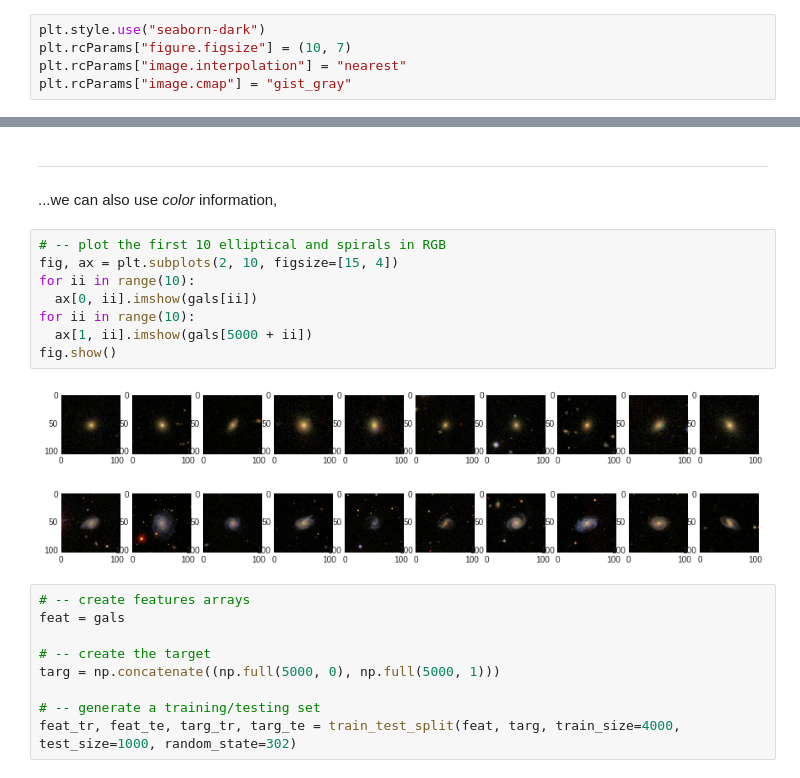
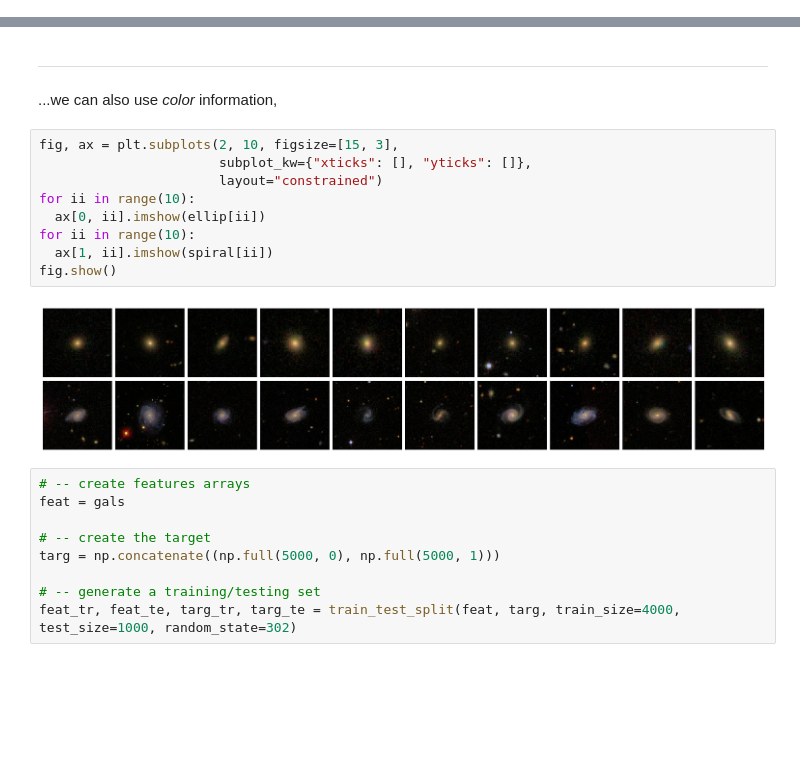
Before and after one commit to lmptc/CVPS20, a Jupyter notebook: 1105 keras_galaxies_rgb.ipynb, the cells around one changed output, grey strips where cells are left out. Cells and saved outputs as stored; diff of their text form; blank space fills up the shorter version.

```diff
--- a/1105 keras_galaxies_rgb.ipynb
+++ b/1105 keras_galaxies_rgb.ipynb
@@ -17,8 +9,3 @@ from sklearn.metrics import confusion_matrix, plot_confusion_matrix, classificat
-# %%
-plt.style.use("seaborn-dark")
-plt.rcParams["figure.figsize"] = (10, 7)
-plt.rcParams["image.interpolation"] = "nearest"
-plt.rcParams["image.cmap"] = "gist_gray"
 # %%
 from google.colab import drive
 drive.mount('/content/drive')
@@ -69,15 +70,16 @@ def conf_matrix_plot(cmat):
 
 ...we can also use *color* information,
 # %%
-# -- plot the first 10 elliptical and spirals in RGB
-fig, ax = plt.subplots(2, 10, figsize=[15, 4])
+fig, ax = plt.subplots(2, 10, figsize=[15, 3],
+                       subplot_kw={"xticks": [], "yticks": []},
+                       layout="constrained")
 for ii in range(10):
-  ax[0, ii].imshow(gals[ii])
+  ax[0, ii].imshow(ellip[ii])
 for ii in range(10):
-  ax[1, ii].imshow(gals[5000 + ii])
+  ax[1, ii].imshow(spiral[ii])
 fig.show()
 # %% [output]
-[figure, old version]
+[figure, new version]
 # %%
 # -- create features arrays
 feat = gals
```
Also changed, not shown: parts of 7 cells of this notebook, 2 other files.
